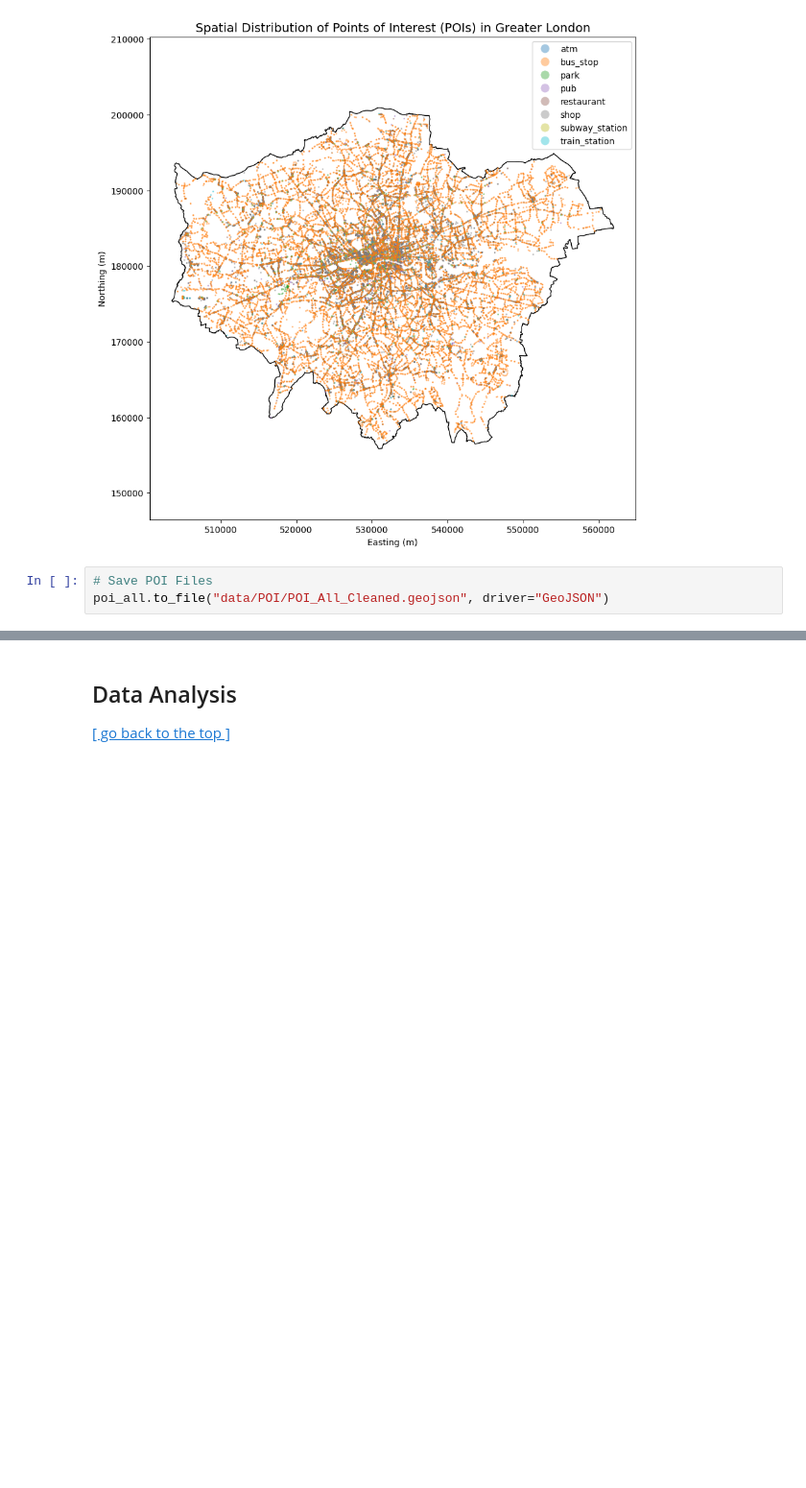
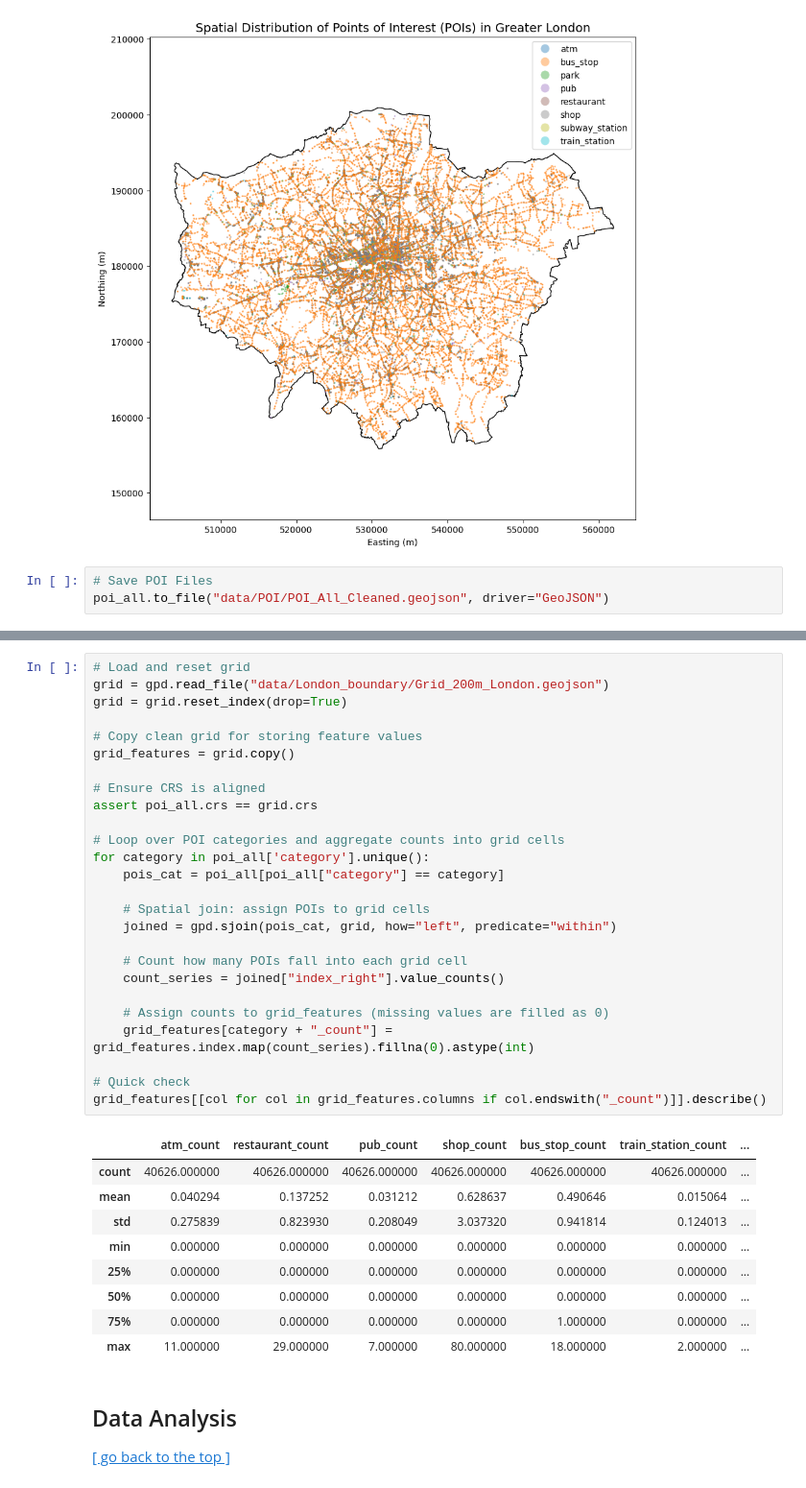
Before and after one commit to ixxiiris/CASA0006_assessment, a Jupyter notebook: Template_submission_CASA0006.ipynb, the cells around one changed output, grey strips where cells are left out. Shown at 96% size. Cells and saved outputs as stored; diff of their text form; blank space fills up the shorter version.

```diff
--- a/Template_submission_CASA0006.ipynb
+++ b/Template_submission_CASA0006.ipynb
@@ -508,3 +454,39 @@ poi_all.to_file("data/POI/POI_All_Cleaned.geojson", driver="GeoJSON")
+# %%
+# Load and reset grid
+grid = gpd.read_file("data/London_boundary/Grid_200m_London.geojson")
+grid = grid.reset_index(drop=True)
+
+# Copy clean grid for storing feature values
+grid_features = grid.copy()
+
+# Ensure CRS is aligned
+assert poi_all.crs == grid.crs
+
+# Loop over POI categories and aggregate counts into grid cells
+for category in poi_all['category'].unique():
+    pois_cat = poi_all[poi_all["category"] == category]
+
+    # Spatial join: assign POIs to grid cells
+    joined = gpd.sjoin(pois_cat, grid, how="left", predicate="within")
+
+    # Count how many POIs fall into each grid cell
+    count_series = joined["index_right"].value_counts()
+
+    # Assign counts to grid_features (missing values are filled as 0)
+    grid_features[category + "_count"] = grid_features.index.map(count_series).fillna(0).astype(int)
+
+# Quick check
+grid_features[[col for col in grid_features.columns if col.endswith("_count")]].describe()
+# %% [output]
+|  | atm_count | restaurant_count | pub_count | shop_count | bus_stop_count | train_station_count | ... |
+| count | 40626.000000 | 40626.000000 | 40626.000000 | 40626.000000 | 40626.000000 | 40626.000000 | ... |
+| mean | 0.040294 | 0.137252 | 0.031212 | 0.628637 | 0.490646 | 0.015064 | ... |
+| std | 0.275839 | 0.823930 | 0.208049 | 3.037320 | 0.941814 | 0.124013 | ... |
+| min | 0.000000 | 0.000000 | 0.000000 | 0.000000 | 0.000000 | 0.000000 | ... |
+| 25% | 0.000000 | 0.000000 | 0.000000 | 0.000000 | 0.000000 | 0.000000 | ... |
+| 50% | 0.000000 | 0.000000 | 0.000000 | 0.000000 | 0.000000 | 0.000000 | ... |
+| 75% | 0.000000 | 0.000000 | 0.000000 | 0.000000 | 1.000000 | 0.000000 | ... |
+| max | 11.000000 | 29.000000 | 7.000000 | 80.000000 | 18.000000 | 2.000000 | ... |
 # %% [markdown]
 ## Data Analysis
 [[ go back to the top ]](#Table-of-contents)
```
Also changed, not shown: parts of 3 cells of this notebook.
